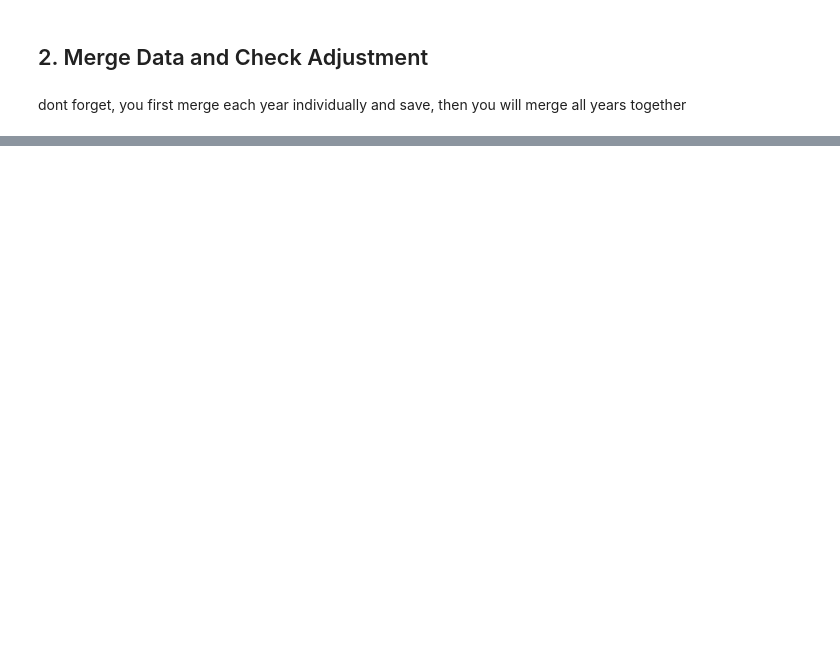
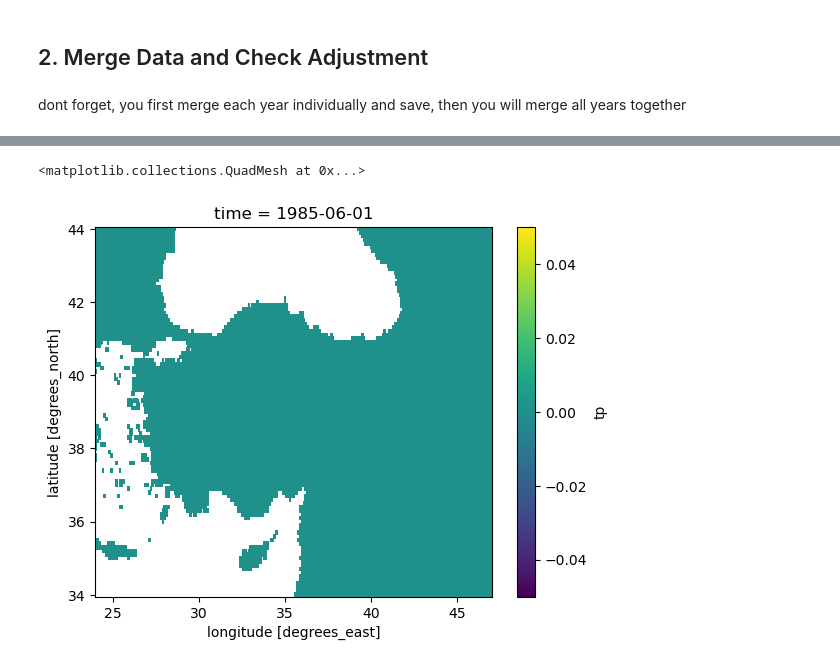
Before and after one commit to donmezkutay/msc-thesis-codes, a Jupyter notebook: era5land_adjust_data.ipynb, the cells around one changed output, grey strips where cells are left out. Drawn from its saved outputs; the diff is of its cells as text; code cells hidden in the pictures; blank space fills up the shorter version.

```diff
--- a/era5land_adjust_data.ipynb
+++ b/era5land_adjust_data.ipynb
@@ -149,0 +226,7 @@ data_adjust[winter_december_idx+1].plot()
+# %%
+era5land_nans = data_adjust.isnull()[0]
+# %%
+era5land_nans.where(era5land_nans==0).plot()
+# %% [output]
+<matplotlib.collections.QuadMesh at 0x...>
+[figure, added]
```
Also changed, not shown: parts of 28 cells of this notebook.
